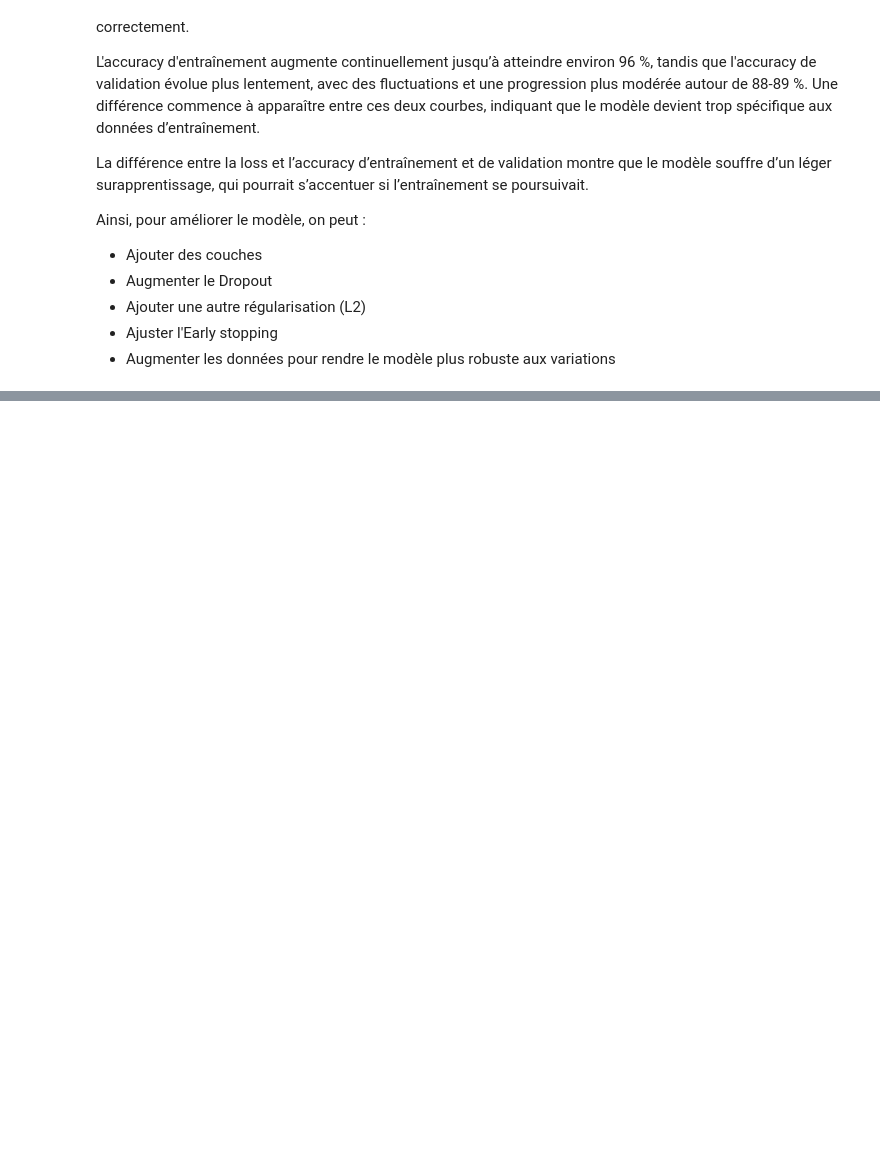
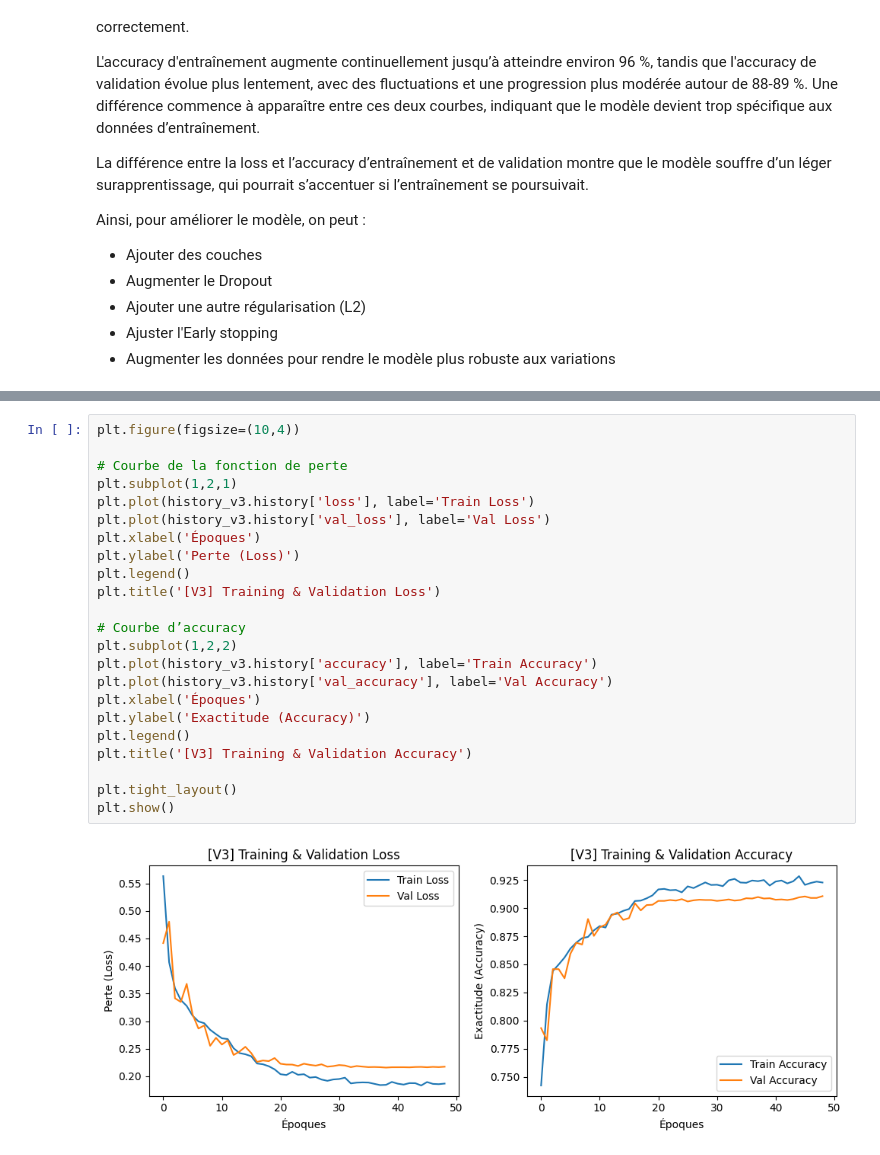
Before and after one commit to HuanJY/SAEBUT3, a Jupyter notebook: Model1.ipynb, the cells around one changed output, grey strips where cells are left out. Cells and saved outputs as stored; diff of their text form; blank space fills up the shorter version.

```diff
--- a/Model1.ipynb
+++ b/Model1.ipynb
@@ -479,0 +627,25 @@ Ainsi, pour améliorer le modèle, on peut :
+# %%
+plt.figure(figsize=(10,4))
+
+# Courbe de la fonction de perte
+plt.subplot(1,2,1)
+plt.plot(history_v3.history['loss'], label='Train Loss')
+plt.plot(history_v3.history['val_loss'], label='Val Loss')
+plt.xlabel('Époques')
+plt.ylabel('Perte (Loss)')
+plt.legend()
+plt.title('[V3] Training & Validation Loss')
+
+# Courbe d’accuracy
+plt.subplot(1,2,2)
+plt.plot(history_v3.history['accuracy'], label='Train Accuracy')
+plt.plot(history_v3.history['val_accuracy'], label='Val Accuracy')
+plt.xlabel('Époques')
+plt.ylabel('Exactitude (Accuracy)')
+plt.legend()
+plt.title('[V3] Training & Validation Accuracy')
+
+plt.tight_layout()
+plt.show()
+# %% [output]
+[figure, added]
```
Also changed, not shown: parts of 6 cells of this notebook.
